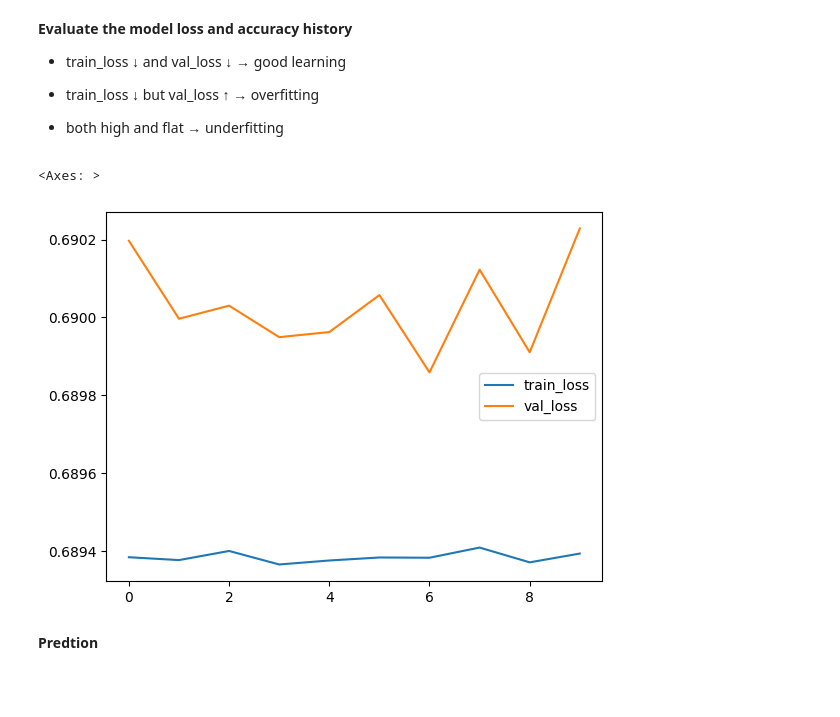
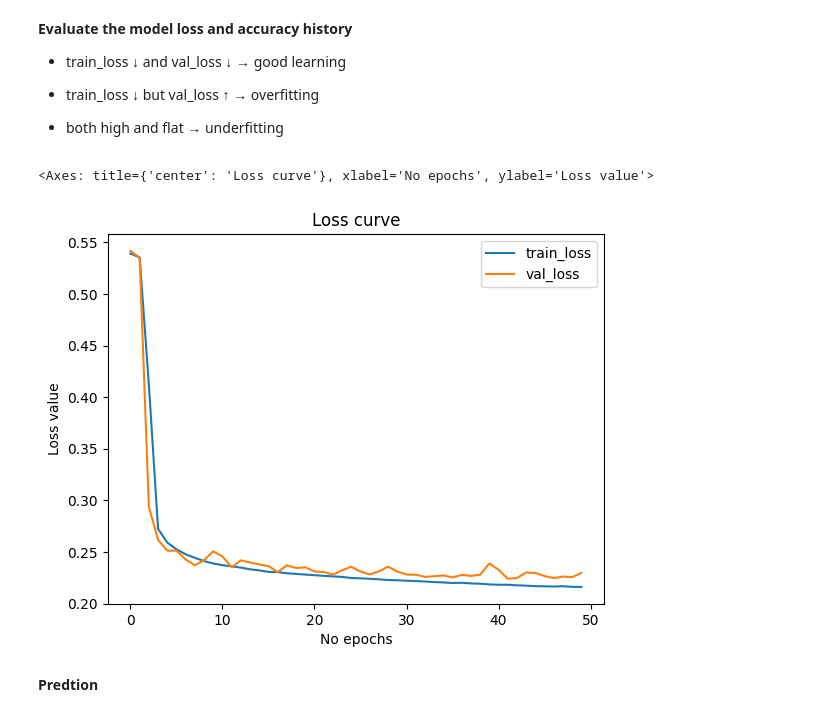
Before and after one commit to nawroz-m/ML_learning, a Jupyter notebook: uber_fare_prediction_exercise.ipynb, the cells around one changed output. Drawn from its saved outputs; the diff is of its cells as text; code cells hidden in the pictures; blank space fills up the shorter version.

````diff
--- a/uber_fare_prediction_exercise.ipynb
+++ b/uber_fare_prediction_exercise.ipynb
@@ -55,7 +27,7 @@ Mounted at /content/drive
 dataset_path = "/content/drive/MyDrive/Big Img Sig/Uber"
 # %%
 device = torch.accelerator.current_accelerator().type if torch.accelerator.is_available() else "cpu"
-learning_rate = 0.0001
+learning_rate = 0.0005
 batch_size = 32
 experiment_name = 'prova1'
 # %%
@@ -423,7 +245,7 @@ def validate_regression(model, dataloader):
     Returns:
         avg_loss: average L1 loss
         r2_score: R² metric
-        mape: mean absolute percentage in %
+        mape: mean absolute percentage error in %
           how far off your predictions are from the true values
            lower percentages indicating better performance
         ```
@@ -467,7 +289,7 @@ def validate_regression(model, dataloader):
 # %% [markdown]
 **Train the model**
 # %%
-epoch = 10
+epoch = 50
 train_losses = []
 val_losses = []
 for t in range(epoch):
@@ -509,10 +329,10 @@ Done!
 * both high and flat → underfitting
 # %%
 history= pd.DataFrame({'train_loss': train_losses, 'val_loss': val_losses})
-history.plot()
+history.plot(title="Loss curve", xlabel="No epochs", ylabel="Loss value")
 # %% [output]
-<Axes: >
+<Axes: title={'center': 'Loss curve'}, xlabel='No epochs', ylabel='Loss value'>
-[figure, old version]
+[figure, new version]
 # %% [markdown]
 **Predtion**
 # %%
````
Also changed, not shown: parts of 19 cells of this notebook.
